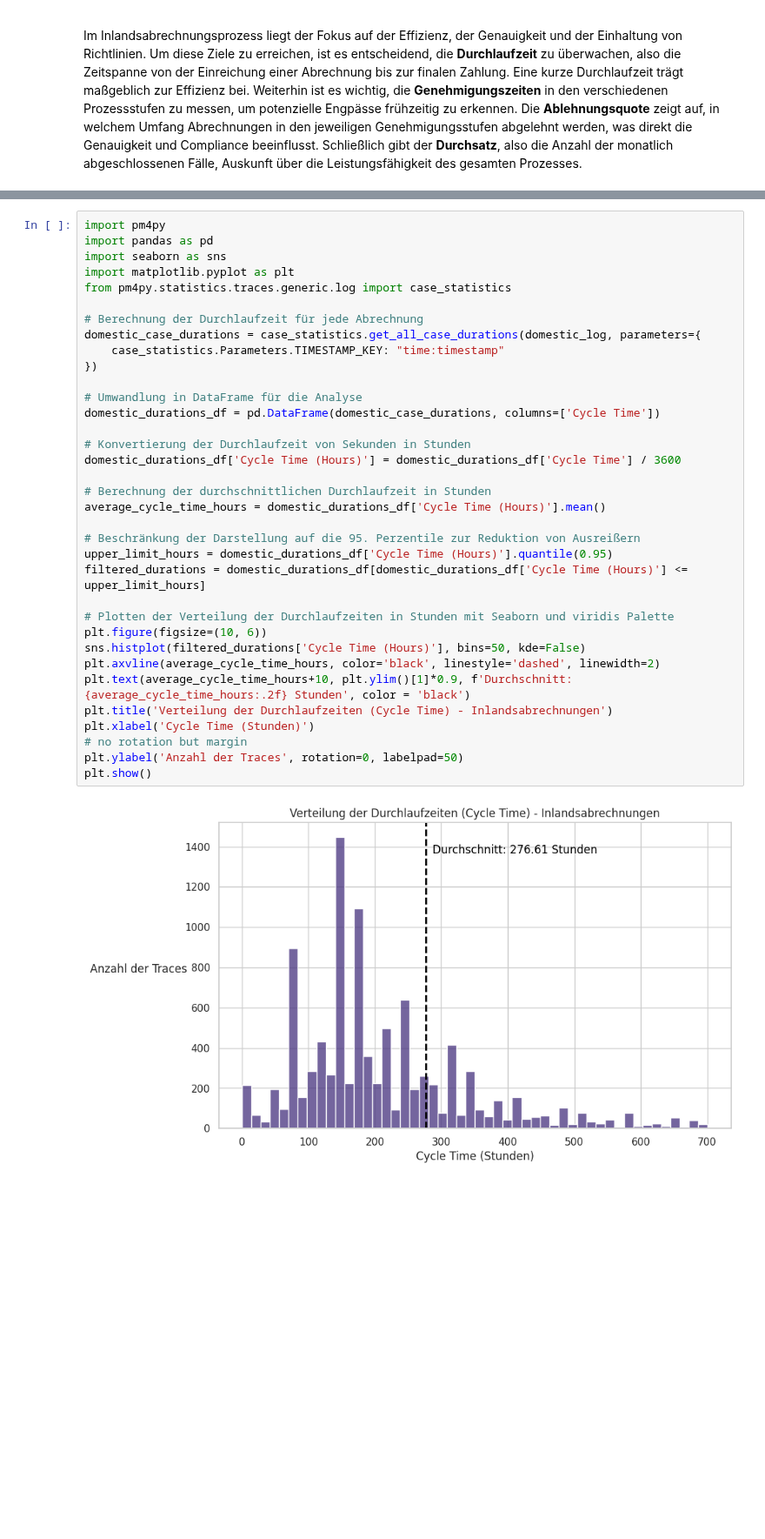
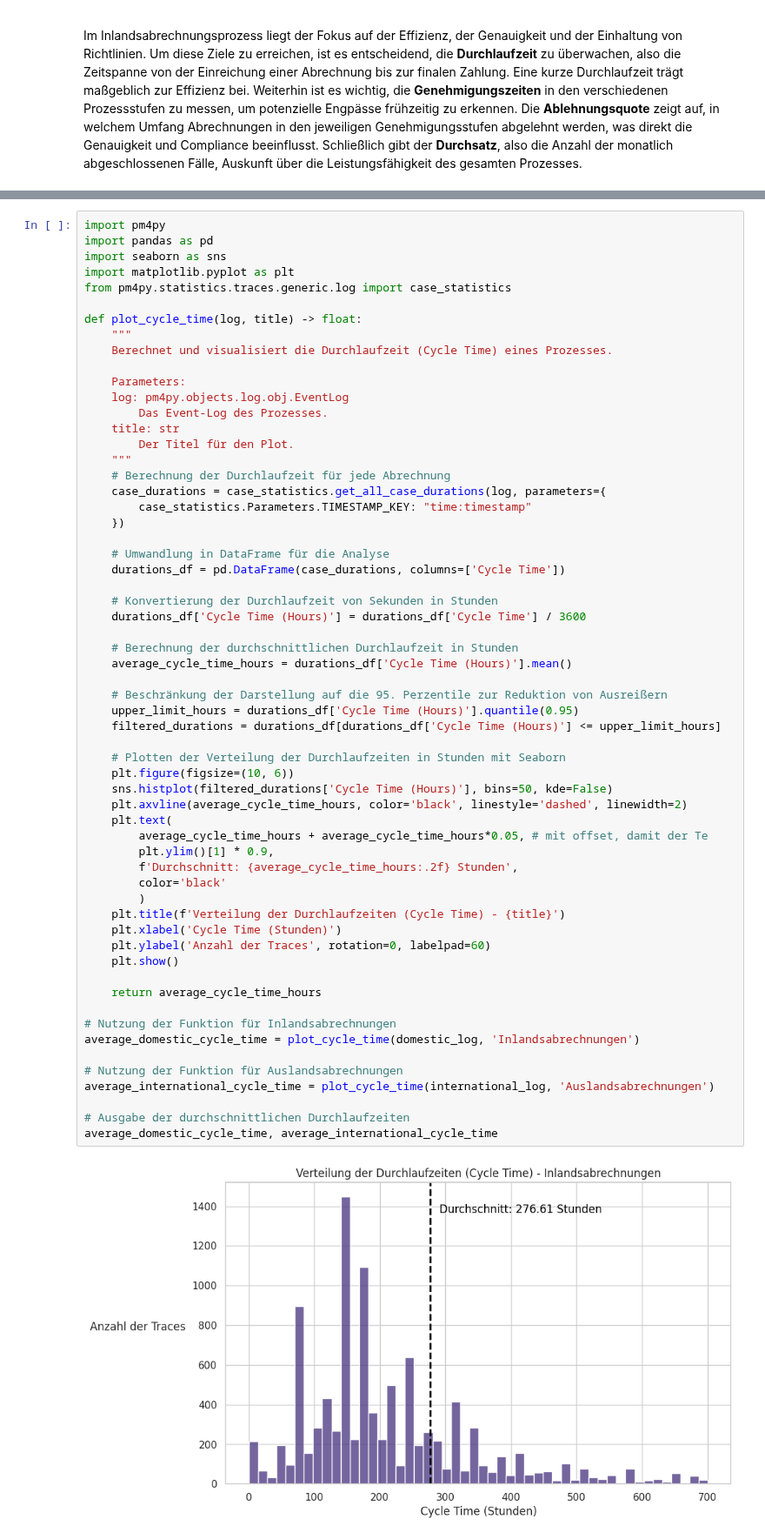
Before and after one commit to Flemming-R/MADS23a_PM-HA_Filali_Teppris_Rommelfangen, a Jupyter notebook: notebooks/3_Process_Enhancement/PP_Useful_KPIs.ipynb, the cells around one changed output, grey strips where cells are left out. Shown at 87% size. Cells and saved outputs as stored; diff of their text form; blank space fills up the shorter version.

```diff
--- a/notebooks/3_Process_Enhancement/PP_Useful_KPIs.ipynb
+++ b/notebooks/3_Process_Enhancement/PP_Useful_KPIs.ipynb
@@ -77,37 +75,62 @@ Dabei ist \(N\) die Gesamtzahl der Abrechnungen.
 # %%
 import pm4py
 import pandas as pd
 import seaborn as sns
 import matplotlib.pyplot as plt
 from pm4py.statistics.traces.generic.log import case_statistics
 
-# Berechnung der Durchlaufzeit für jede Abrechnung
-domestic_case_durations = case_statistics.get_all_case_durations(domestic_log, parameters={
-    case_statistics.Parameters.TIMESTAMP_KEY: "time:timestamp"
-})
+def plot_cycle_time(log, title) -> float:
+    """
+    Berechnet und visualisiert die Durchlaufzeit (Cycle Time) eines Prozesses.
 
-# Umwandlung in DataFrame für die Analyse
-domestic_durations_df = pd.DataFrame(domestic_case_durations, columns=['Cycle Time'])
+    Parameters:
+    log: pm4py.objects.log.obj.EventLog
+        Das Event-Log des Prozesses.
+    title: str
+        Der Titel für den Plot.
+    """
+    # Berechnung der Durchlaufzeit für jede Abrechnung
+    case_durations = case_statistics.get_all_case_durations(log, parameters={
+        case_statistics.Parameters.TIMESTAMP_KEY: "time:timestamp"
+    })
 
-# Konvertierung der Durchlaufzeit von Sekunden in Stunden
-domestic_durations_df['Cycle Time (Hours)'] = domestic_durations_df['Cycle Time'] / 3600
+    # Umwandlung in DataFrame für die Analyse
+    durations_df = pd.DataFrame(case_durations, columns=['Cycle Time'])
 
-# Berechnung der durchschnittlichen Durchlaufzeit in Stunden
-average_cycle_time_hours = domestic_durations_df['Cycle Time (Hours)'].mean()
+    # Konvertierung der Durchlaufzeit von Sekunden in Stunden
+    durations_df['Cycle Time (Hours)'] = durations_df['Cycle Time'] / 3600
 
-# Beschränkung der Darstellung auf die 95. Perzentile zur Reduktion von Ausreißern
-upper_limit_hours = domestic_durations_df['Cycle Time (Hours)'].quantile(0.95)
-filtered_durations = domestic_durations_df[domestic_durations_df['Cycle Time (Hours)'] <= upper_limit_hours]
+    # Berechnung der durchschnittlichen Durchlaufzeit in Stunden
+    average_cycle_time_hours = durations_df['Cycle Time (Hours)'].mean()
 
-# Plotten der Verteilung der Durchlaufzeiten in Stunden mit Seaborn und viridis Palette
-plt.figure(figsize=(10, 6))
-sns.histplot(filtered_durations['Cycle Time (Hours)'], bins=50, kde=False)
-plt.axvline(average_cycle_time_hours, color='black', linestyle='dashed', linewidth=2)
-plt.text(average_cycle_time_hours+10, plt.ylim()[1]*0.9, f'Durchschnitt: {average_cycle_time_hours:.2f} Stunden', color = 'black')
-plt.title('Verteilung der Durchlaufzeiten (Cycle Time) - Inlandsabrechnungen')
-plt.xlabel('Cycle Time (Stunden)')
-# no rotation but margin
-plt.ylabel('Anzahl der Traces', rotation=0, labelpad=50)
-plt.show()
+    # Beschränkung der Darstellung auf die 95. Perzentile zur Reduktion von Ausreißern
+    upper_limit_hours = durations_df['Cycle Time (Hours)'].quantile(0.95)
+    filtered_durations = durations_df[durations_df['Cycle Time (Hours)'] <= upper_limit_hours]
+
+    # Plotten der Verteilung der Durchlaufzeiten in Stunden mit Seaborn
+    plt.figure(figsize=(10, 6))
+    sns.histplot(filtered_durations['Cycle Time (Hours)'], bins=50, kde=False)
+    plt.axvline(average_cycle_time_hours, color='black', linestyle='dashed', linewidth=2)
+    plt.text(
+        average_cycle_time_hours + average_cycle_time_hours*0.05, # mit offset, damit der Te
+        plt.ylim()[1] * 0.9,
+        f'Durchschnitt: {average_cycle_time_hours:.2f} Stunden',
+        color='black'
+        )
+    plt.title(f'Verteilung der Durchlaufzeiten (Cycle Time) - {title}')
+    plt.xlabel('Cycle Time (Stunden)')
+    plt.ylabel('Anzahl der Traces', rotation=0, labelpad=60)
+    plt.show()
+
+    return average_cycle_time_hours
+
+# Nutzung der Funktion für Inlandsabrechnungen
+average_domestic_cycle_time = plot_cycle_time(domestic_log, 'Inlandsabrechnungen')
+
+# Nutzung der Funktion für Auslandsabrechnungen
+average_international_cycle_time = plot_cycle_time(international_log, 'Auslandsabrechnungen')
+
+# Ausgabe der durchschnittlichen Durchlaufzeiten
+average_domestic_cycle_time, average_international_cycle_time
 # %% [output]
-[figure, old version]
+[figure, new version]
```
Also changed, not shown: parts of 5 cells of this notebook, 1 other file.
